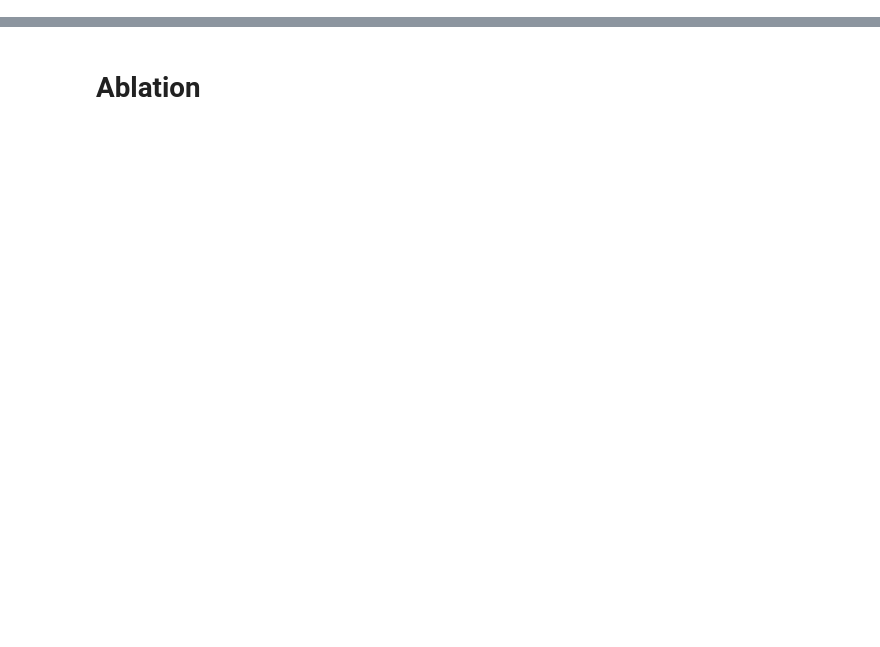
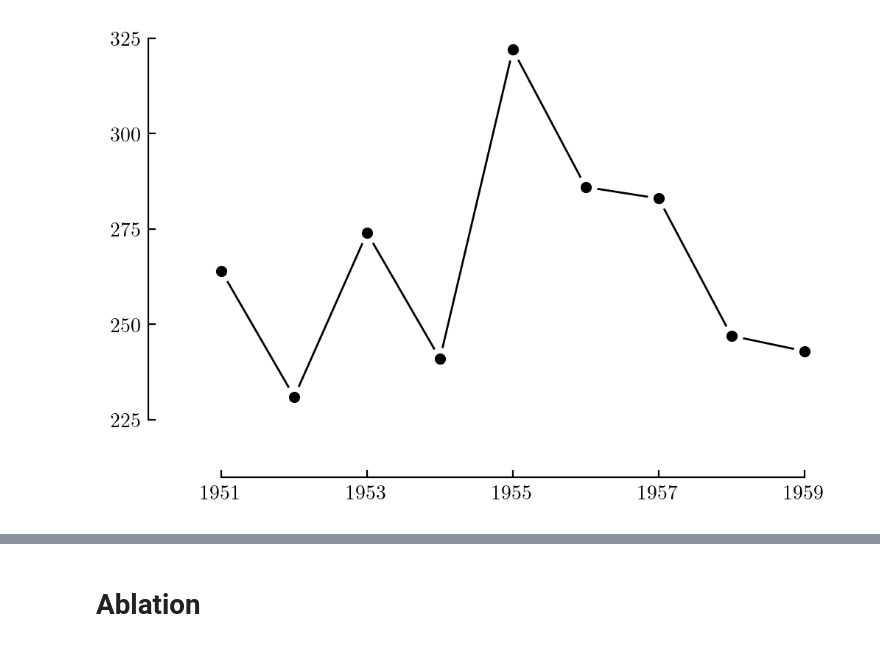
Before and after one commit to Spijkervet/CLMR, a Jupyter notebook: notebooks/paper figures.ipynb, the cells around one changed output, grey strips where cells are left out. Drawn from its saved outputs; the diff is of its cells as text; code cells hidden in the pictures; blank space fills up the shorter version.

```diff
--- a/notebooks/paper figures.ipynb
+++ b/notebooks/paper figures.ipynb
@@ -1,3 +1,47 @@
+# %%
+import matplotlib.pyplot as plt
+import matplotlib.ticker as ticker
+from matplotlib import rc
+
+# Global options.
+plt.rcParams['figure.dpi'] = 200
+plt.rcParams['font.family'] = 'serif'
+rc('text', usetex=True)
+
+
+# Data from p74 of Visual Display of Quantitative Information.
+x = list(range(1951, 1960))
+y = [264, 231, 274, 241, 322, 286, 283, 247, 243]
+
+# Plot line, line masks, then dots.
+fig, ax = plt.subplots()
+ax.plot(x, y, linestyle='-', color='black', linewidth=1, zorder=1)
+ax.scatter(x, y, color='white', s=100, zorder=2)
+ax.scatter(x, y, color='black', s=20, zorder=3)
+
+# Remove axis lines.
+ax.spines['top'].set_visible(False)
+ax.spines['right'].set_visible(False)
+
+# Set spine extent.
+ax.spines['bottom'].set_bounds(min(x), max(x))
+ax.spines['left'].set_bounds(225, 325)
+
+# Reduce tick spacing.
+x_ticks = list(range(min(x), max(x)+1, 2))
+ax.xaxis.set_ticks(x_ticks)
+ax.yaxis.set_major_locator(ticker.MultipleLocator(base=25))
+ax.tick_params(direction='in')
+
+# Adjust lower limits to let data breathe.
+ax.set_xlim([1950, ax.get_xlim()[1]])
+ax.set_ylim([210, ax.get_ylim()[1]])
+
+# Axis labels as a title annotation.
+# ax.text(1958, 320, 'Connecticut Traffic Deaths,\n1951 - 1959')
+plt.show()
+# %% [output]
+[figure, added]
 # %%
 import matplotlib.pyplot as plt
 from matplotlib.ticker import (AutoMinorLocator, MultipleLocator)
```
Also changed, not shown: parts of 7 cells of this notebook, 13 other files.
